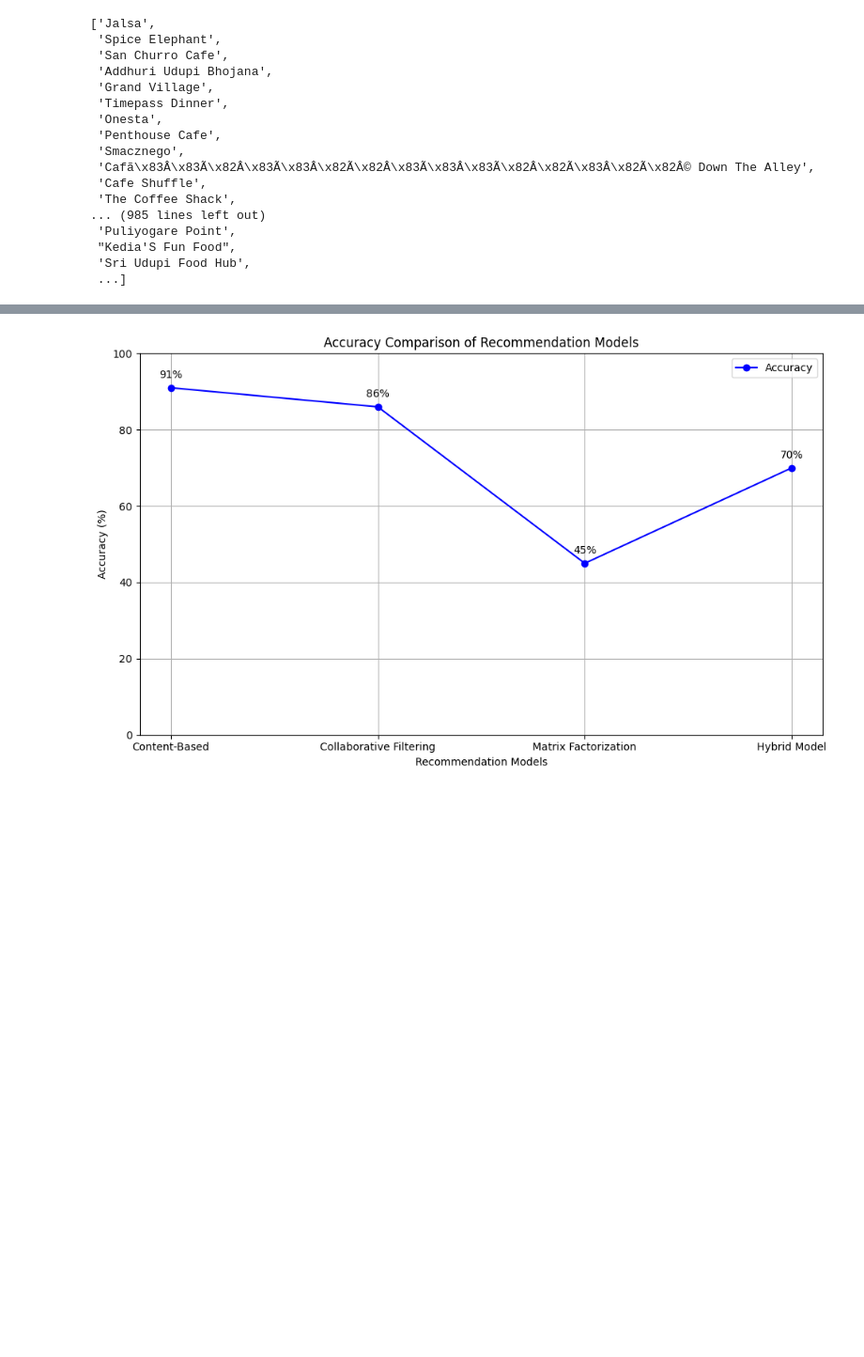
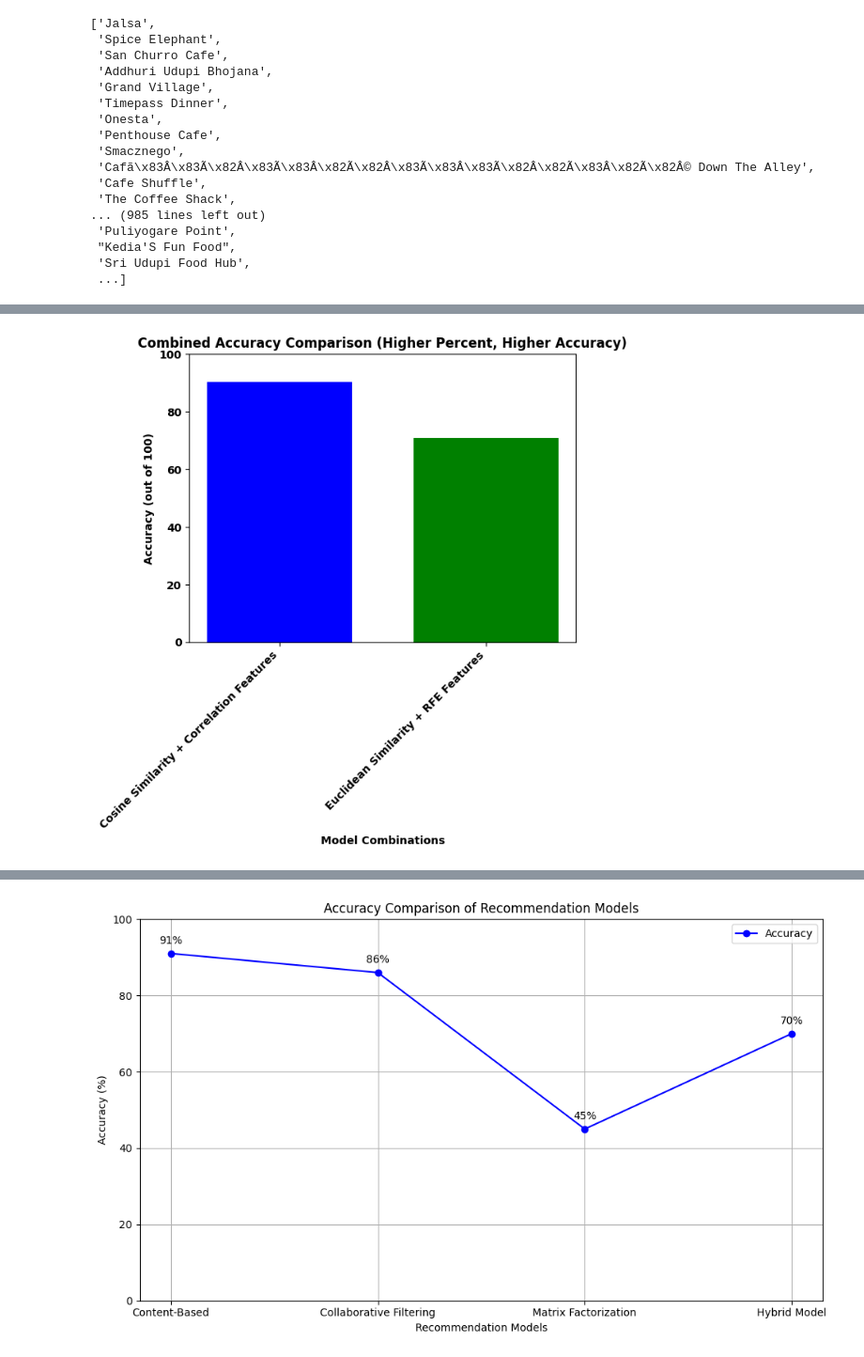
Before and after one commit to rakshyak-98/restraunt, a Jupyter notebook: main1.ipynb, the cells around one changed output, grey strips where cells are left out. Shown at 94% size. Saved outputs shown, nothing was run; the diff lists cells and outputs as text; code cells hidden in the pictures; blank space fills up the shorter version.

```diff
--- a/main1.ipynb
+++ b/main1.ipynb
@@ -816,27 +916,32 @@ print(f"Combined Accuracy (out of 100) for (Euclidean Similarity + RFE Features)
 # %%
 import matplotlib.pyplot as plt
 
 # Replace these values with your actual accuracy percentages
 accuracy_combined_cos_corr_percentage = 9.57
 accuracy_combined_euc_rfe_percentage = 29.11
 
 # Reverse the accuracy percentages
 accuracy_combined_cos_corr_percentage_reverse = 100 - accuracy_combined_cos_corr_percentage
 accuracy_combined_euc_rfe_percentage_reverse = 100 - accuracy_combined_euc_rfe_percentage
 
 # Plotting the bar chart with added distance between x-axis labels
 models = ['Cosine Similarity + Correlation Features', 'Euclidean Similarity + RFE Features']
 accuracy_values = [accuracy_combined_cos_corr_percentage_reverse, accuracy_combined_euc_rfe_percentage_reverse]
 
 bar_width = 0.7 # Adjust the width based on your preference
+plt.setp(plt.gca().get_xticklabels(), weight='bold')
 
+# Making y-axis tick labels (accuracy) bolder
+plt.yticks(weight='bold')
 plt.bar(models, accuracy_values, width=bar_width, color=['blue', 'green'])
-plt.xlabel('Model Combinations')
-plt.ylabel('Accuracy (out of 100)')
-plt.title('Combined Accuracy Comparison (Higher Percent, Higher Accuracy)')
+plt.xlabel('Model Combinations',weight='bold')
+plt.ylabel('Accuracy (out of 100)',weight='bold')
+plt.title('Combined Accuracy Comparison (Higher Percent, Higher Accuracy)',weight='bold')
 plt.xticks(models, rotation=45, ha='right')  # Rotate x-axis labels for better readability
 plt.ylim(0, 100)  # Set y-axis limits for better visualization
 plt.show()
+# %% [output]
+[figure, added]
 # %%
 import pandas as pd
 from sklearn.model_selection import train_test_split
```
Also changed, not shown: parts of 16 cells of this notebook, 23 other files.
